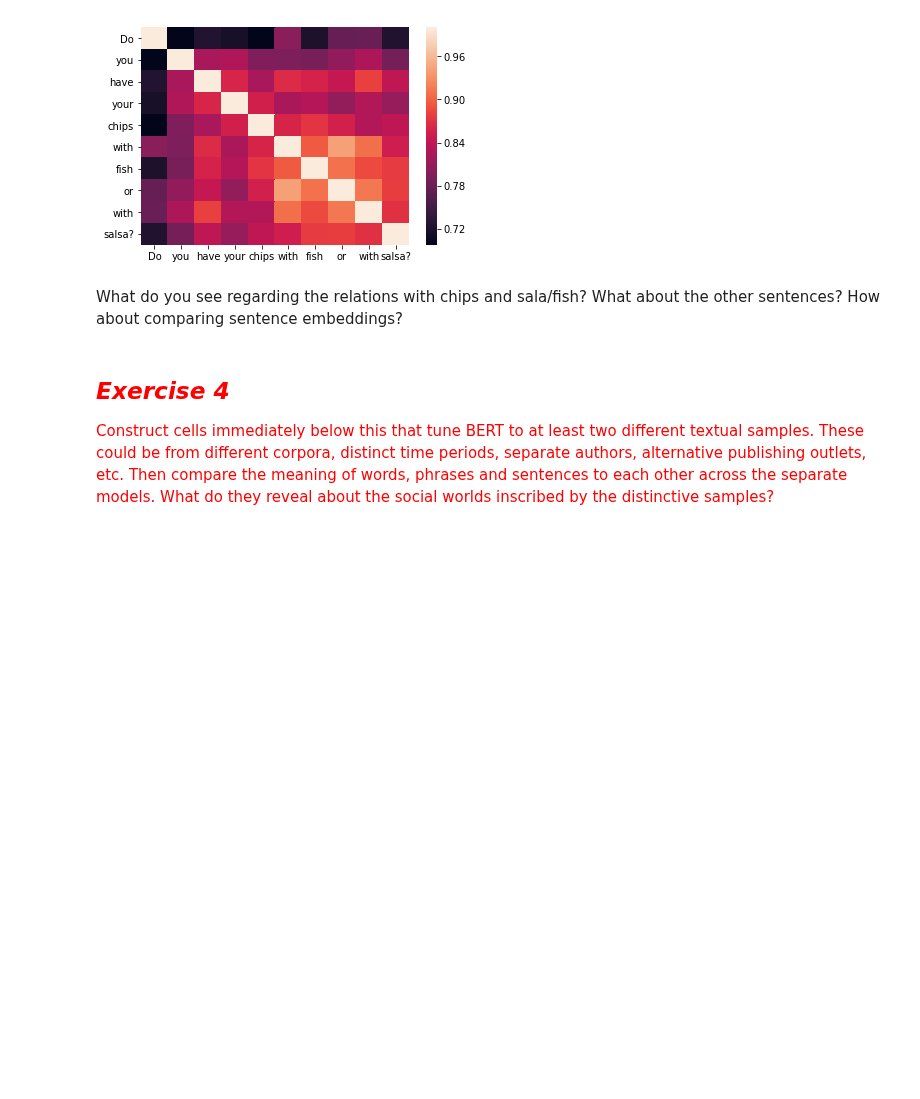
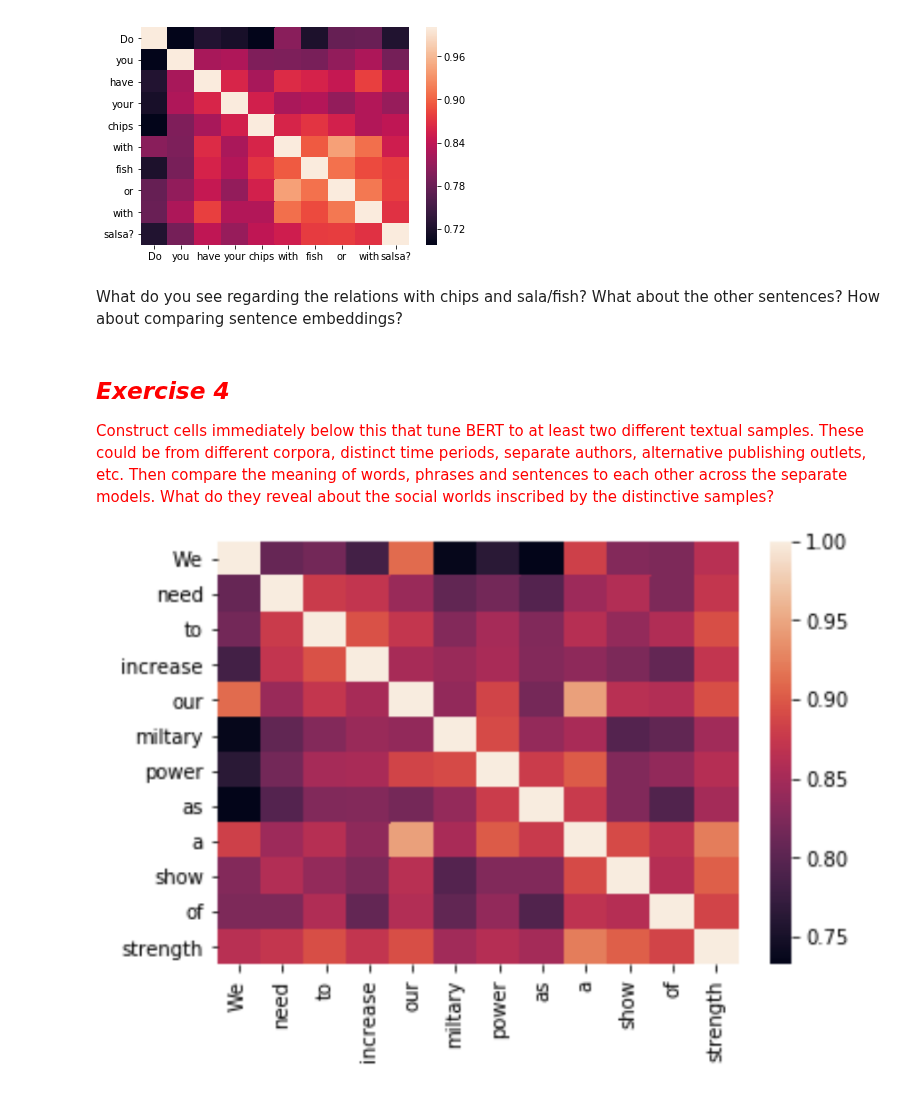
Before and after one commit to katykoenig/Content-Analysis-2020, a Jupyter notebook: week-8/8-Deep-Neural-Nets-and-Text.ipynb, the cells around one changed output. Drawn from its saved outputs; the diff is of its cells as text; code cells hidden in the pictures; blank space fills up the shorter version.

```diff
--- a/week-8/8-Deep-Neural-Nets-and-Text.ipynb
+++ b/week-8/8-Deep-Neural-Nets-and-Text.ipynb
@@ -2022,0 +2027,4 @@ roberta_2002_tokenizer = RobertaTokenizer.from_pretrained('/content/output_tal20
+# %%
+Image(filename='military_2000.png')
+# %% [output]
+[figure, added]
```
Also changed, not shown: parts of 10 cells of this notebook.
